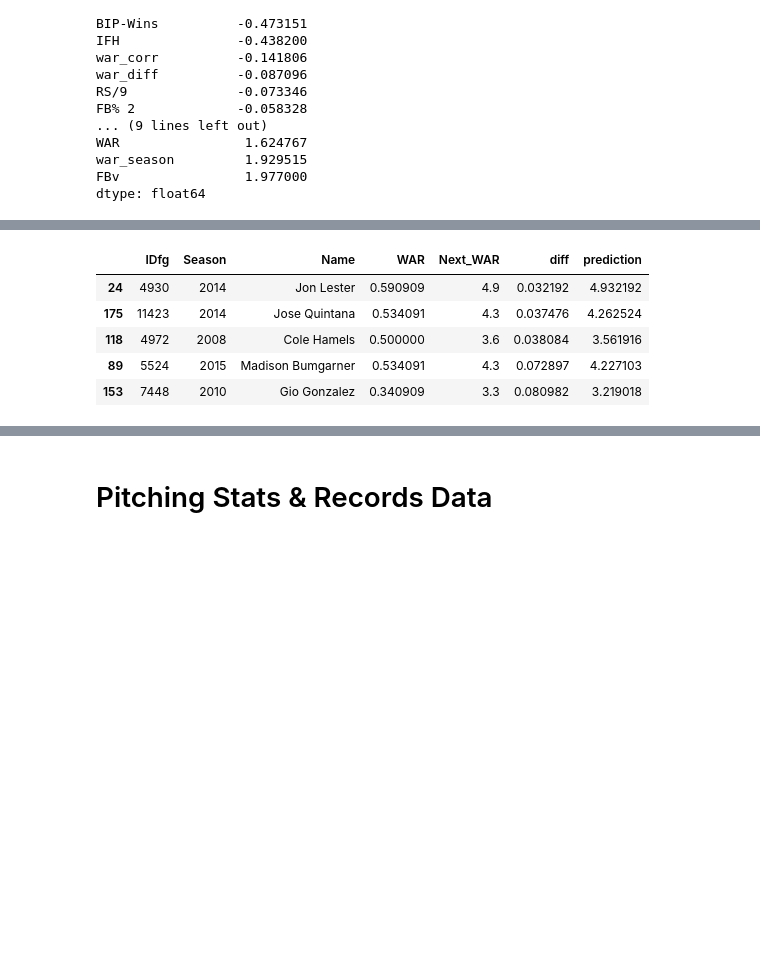
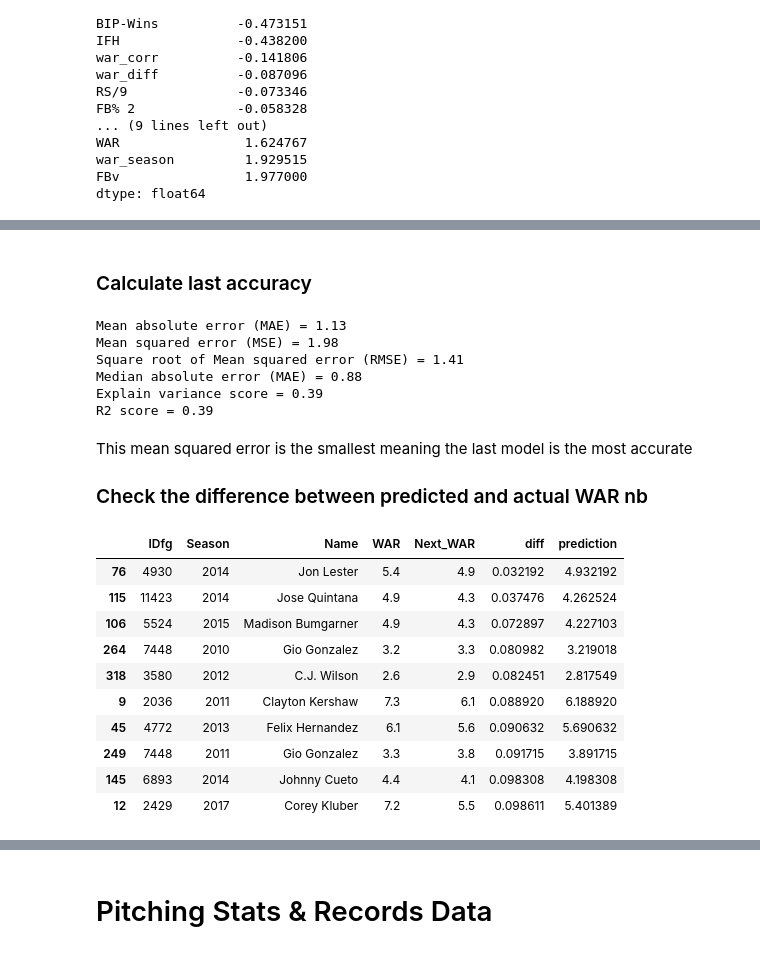
Before and after one commit to MireyNM/Predict_Future_MLB_Stats, a Jupyter notebook: Code/predict_WAR_pitchers.ipynb, the cells around one changed output, grey strips where cells are left out. Cells and saved outputs as stored; diff of their text form; code cells hidden in the pictures; blank space fills up the shorter version.

Commit message:
Optimise Models

```diff
--- a/Code/predict_WAR_pitchers.ipynb
+++ b/Code/predict_WAR_pitchers.ipynb
@@ -440,13 +450,13 @@ def player_history(df):
 
     return df
 
-pitching = pitching.groupby("IDfg", group_keys=False).apply(player_history)
+clean_pitching = clean_pitching.groupby("IDfg", group_keys=False).apply(player_history)
 # %%
 # Find averages across seasons; tell us if a player performed better than the average of a season or no
 def group_averages(df):
     return df["WAR"] / df["WAR"].mean()
 # %%
-pitching["war_season"] = pitching.groupby("Season", group_keys=False).apply(group_averages)
-pitching
+clean_pitching["war_season"] = clean_pitching.groupby("Season", group_keys=False).apply(group_averages)
+clean_pitching
 # %% [output]
 |  | IDfg | Season | Name | Team | Age | W | L | WAR | ERA | G | ... | ... |
@@ -580,0 +556,23 @@ This mean squared error is the smallest meaning the last model is the most accur
+# %%
+final_predictors=['L',
+ 'WAR',
+ 'G',
+ 'IBB',
+ 'IFH',
+ 'WHIP',
+ 'LOB%',
+ 'inLI',
+ 'FBv',
+ 'wFB/C',
+ 'Z-Contact%',
+ 'F-Strike%',
+ 'SD',
+ 'Z-Contact% (sc)',
+ 'BIP-Wins',
+ 'Hard%',
+ 'LD%+',
+ 'Cent%+',
+ 'war_season']
+# %%
+final_prediction = backtest(clean_pitching, ridge, final_predictors)
+final_prediction
@@ -581,13 +593,42 @@ This mean squared error is the smallest meaning the last model is the most accur
+# %% [markdown]
+### Calculate last accuracy
+# %%
+import sklearn.metrics as sm
+y_test3= final_prediction["actual"]
+y_test_pred3 = final_prediction["prediction"]
+
+print("Mean absolute error (MAE) =", round(sm.mean_absolute_error(y_test3, y_test_pred3), 2))
+print("Mean squared error (MSE) =", round(sm.mean_squared_error(y_test3, y_test_pred3), 2))
+print("Square root of Mean squared error (RMSE) =", round(np.sqrt(sm.mean_squared_error(y_test3, y_test_pred3)), 2))
+print("Median absolute error (MAE) =", round(sm.median_absolute_error(y_test3, y_test_pred3), 2))
+print("Explain variance score =", round(sm.explained_variance_score(y_test3, y_test_pred3), 2))
+print("R2 score =", round(sm.r2_score(y_test3, y_test_pred3), 2))
+# %% [output]
+Mean absolute error (MAE) = 1.13
+Mean squared error (MSE) = 1.98
+Square root of Mean squared error (RMSE) = 1.41
+Median absolute error (MAE) = 0.88
+Explain variance score = 0.39
+R2 score = 0.39
+# %% [markdown]
+This mean squared error is the smallest meaning the last model is the most accurate
+
+### Check the difference between predicted and actual WAR nb
 # %%
 merged = final_prediction.merge(pitching, left_index=True, right_index=True)
 merged["diff"] = (final_prediction["actual"] - final_prediction["prediction"]).abs()
 next_war_df=merged[["IDfg", "Season", "Name", "WAR", "Next_WAR", "diff","prediction"]].sort_values(["diff"])
-next_war_df.head()
+next_war_df.head(10)
 # %% [output]
 |  | IDfg | Season | Name | WAR | Next_WAR | diff | prediction |
-| 24 | 4930 | 2014 | Jon Lester | 0.590909 | 4.9 | 0.032192 | 4.932192 |
-| 175 | 11423 | 2014 | Jose Quintana | 0.534091 | 4.3 | 0.037476 | 4.262524 |
-| 118 | 4972 | 2008 | Cole Hamels | 0.500000 | 3.6 | 0.038084 | 3.561916 |
-| 89 | 5524 | 2015 | Madison Bumgarner | 0.534091 | 4.3 | 0.072897 | 4.227103 |
-| 153 | 7448 | 2010 | Gio Gonzalez | 0.340909 | 3.3 | 0.080982 | 3.219018 |
+| 76 | 4930 | 2014 | Jon Lester | 5.4 | 4.9 | 0.032192 | 4.932192 |
+| 115 | 11423 | 2014 | Jose Quintana | 4.9 | 4.3 | 0.037476 | 4.262524 |
+| 106 | 5524 | 2015 | Madison Bumgarner | 4.9 | 4.3 | 0.072897 | 4.227103 |
+| 264 | 7448 | 2010 | Gio Gonzalez | 3.2 | 3.3 | 0.080982 | 3.219018 |
+| 318 | 3580 | 2012 | C.J. Wilson | 2.6 | 2.9 | 0.082451 | 2.817549 |
+| 9 | 2036 | 2011 | Clayton Kershaw | 7.3 | 6.1 | 0.088920 | 6.188920 |
+| 45 | 4772 | 2013 | Felix Hernandez | 6.1 | 5.6 | 0.090632 | 5.690632 |
+| 249 | 7448 | 2011 | Gio Gonzalez | 3.3 | 3.8 | 0.091715 | 3.891715 |
+| 145 | 6893 | 2014 | Johnny Cueto | 4.4 | 4.1 | 0.098308 | 4.198308 |
+| 12 | 2429 | 2017 | Corey Kluber | 7.2 | 5.5 | 0.098611 | 5.401389 |
 # %%
```
Also changed, not shown: parts of 49 cells of this notebook, 18 other files.
